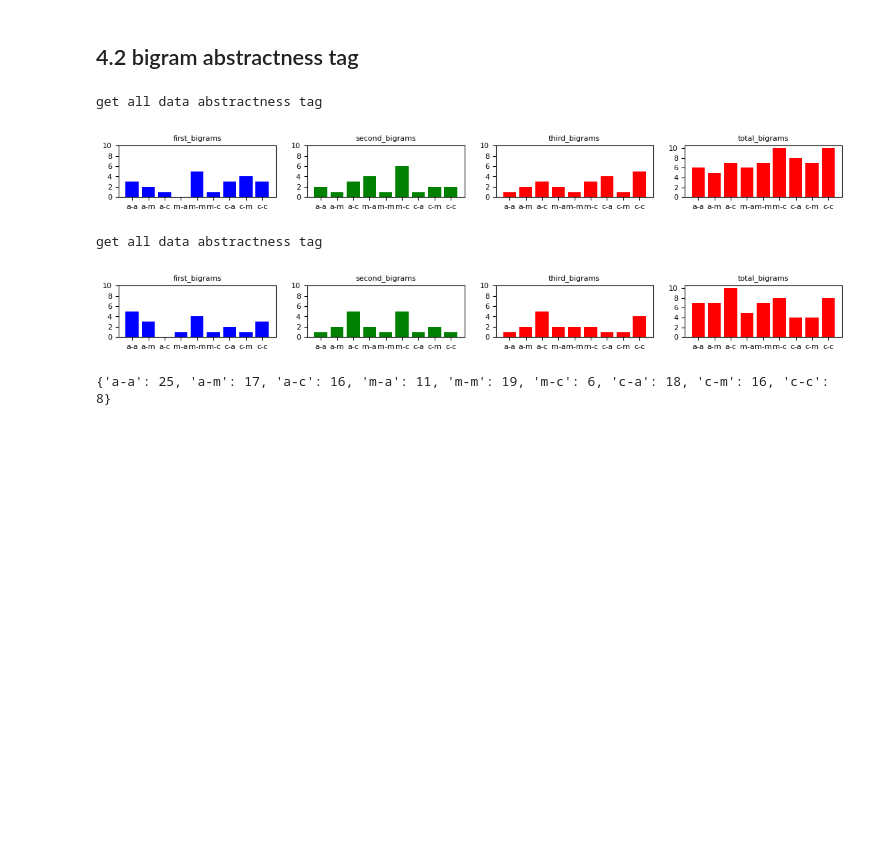
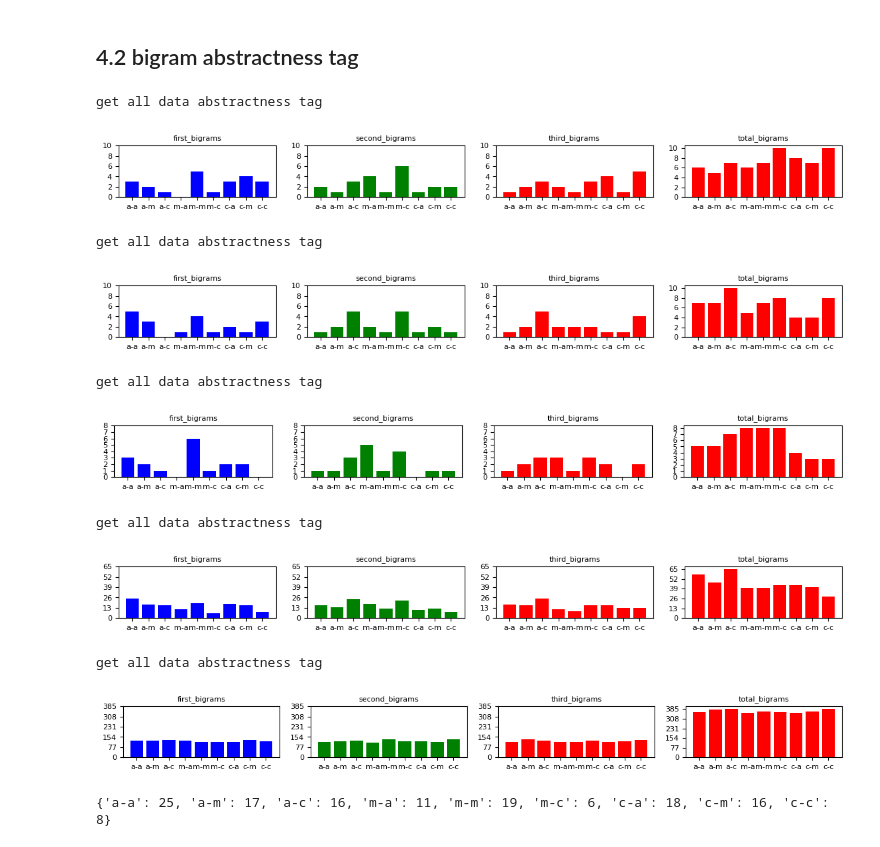
Before and after one commit to Miriam1327/Modeling-semantic-plausibility, a Jupyter notebook: pap_Analysis_and_Model/Models/llama2_binary_classification/result_analysis/llama2_analysis.ipynb, the cells around one changed output. Drawn from its saved outputs; the diff is of its cells as text; code cells hidden in the pictures; blank space fills up the shorter version.

```diff
--- a/pap_Analysis_and_Model/Models/llama2_binary_classification/result_analysis/llama2_analysis.ipynb
+++ b/pap_Analysis_and_Model/Models/llama2_binary_classification/result_analysis/llama2_analysis.ipynb
@@ -62,6 +47,7 @@ for i in pap_preds2:
 print(pap_list_wrong2)
 for i in pap_list_wrong2:
     print(i[1])
+    break
 # %% [output]
 [['1', 'growth implies ground'], ['0', 'couple finds cockroach'], ['1', 'memory improves fitness'], ['1', 'casualty comprises man'], ['1', 'dolphin poses snout'], ['1', 'elephant bounces tip'], ['1',  ...
 growth implies ground
@@ -95,6 +66,7 @@ for i in pap_preds3:
 print(pap_list_wrong3)
 for i in pap_list_wrong3:
     print(i[1])
+    break
 # %% [output]
 [['1', 'growth implies ground'], ['1', 'descriptor finds forest'], ['1', 'guest watches detonation'], ['1', 'memory improves fitness'], ['0', 'household finds tadpole'], ['0', 'pun develops mystery'], ...
 growth implies ground
@@ -208,6 +169,8 @@ parent_dir = os.path.abspath(os.path.join(parent_dir, os.pardir))
 parent_dir = os.path.abspath(os.path.join(parent_dir, os.pardir))
 parent_dir = os.path.abspath(os.path.join(parent_dir, os.pardir))
 filepath=os.path.abspath(os.path.join(parent_dir,'Data/pap/raw-annotations/dataset.tsv'))
+filepath_test=os.path.abspath(os.path.join(parent_dir,'Data/pap/train-dev-test-split-filtered/binary/test.csv'))
+filepath_train=os.path.abspath(os.path.join(parent_dir,'Data/pap/train-dev-test-split-filtered/binary/train.csv'))
 print(filepath)
 
 complete_data = []
@@ -246,9 +209,9 @@ def read_data_of_both(filepath):
 
     return complete_data[1:]  # skip the header
 
-paptest=read_data_of_both("test.csv")
+paptest=read_data_of_both(filepath_test)
 print(paptest)
-paptrain=read_data_of_both("train.csv")
+paptrain=read_data_of_both(filepath_train)
 print(paptrain)
 # %% [output]
 [['1', 'album makes debut'], ['1', 'album breaks genre'], ['1', 'lack produces form'], ['1', 'inclusion expands range'], ['0', 'candidacy encodes appreciation'], ['1', 'literature comprises poetry'],  ...
@@ -495,16 +458,22 @@ get all data abstractness tag
 # %% [markdown]
 ## 4.2 bigram abstractness tag
 # %%
-pap_ab.plot_ab_bi_distribution()
+_=pap_ab.plot_ab_bi_distribution()
 counts2=pap_ab2.plot_ab_bi_distribution()
 counts3=pap_ab3.plot_ab_bi_distribution()
 countstest=paptest_ab.plot_ab_bi_distribution()
-paptrain_ab.plot_ab_bi_distribution()
+_=paptrain_ab.plot_ab_bi_distribution()
 # %% [output]
 get all data abstractness tag
 [figure]
 get all data abstractness tag
 [figure]
+get all data abstractness tag
+[figure, added]
+get all data abstractness tag
+[figure, added]
+get all data abstractness tag
+[figure, added]
 # %%
 print(countstest['first_bigrams'])
 # %% [output]
```
Also changed, not shown: parts of 8 cells of this notebook.
